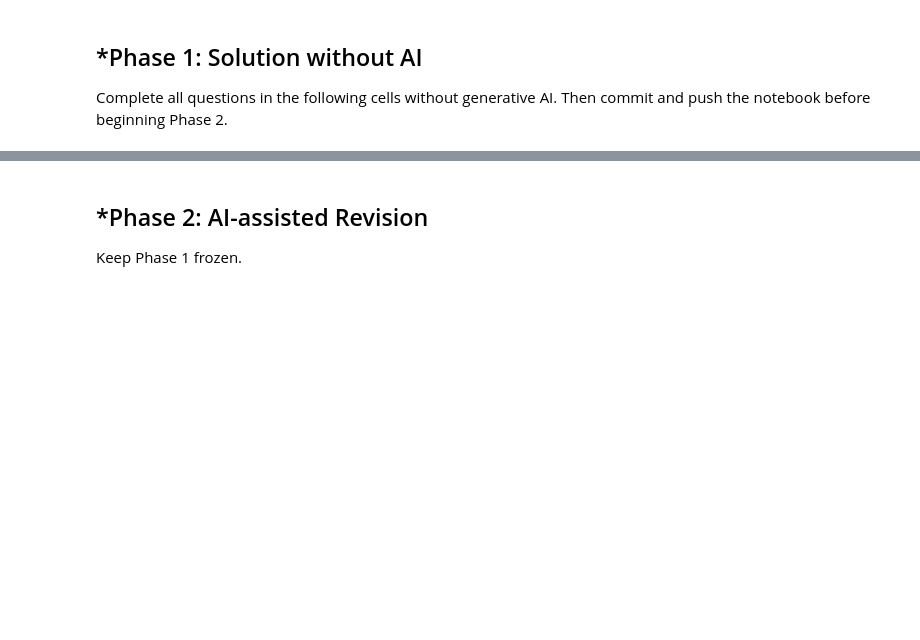
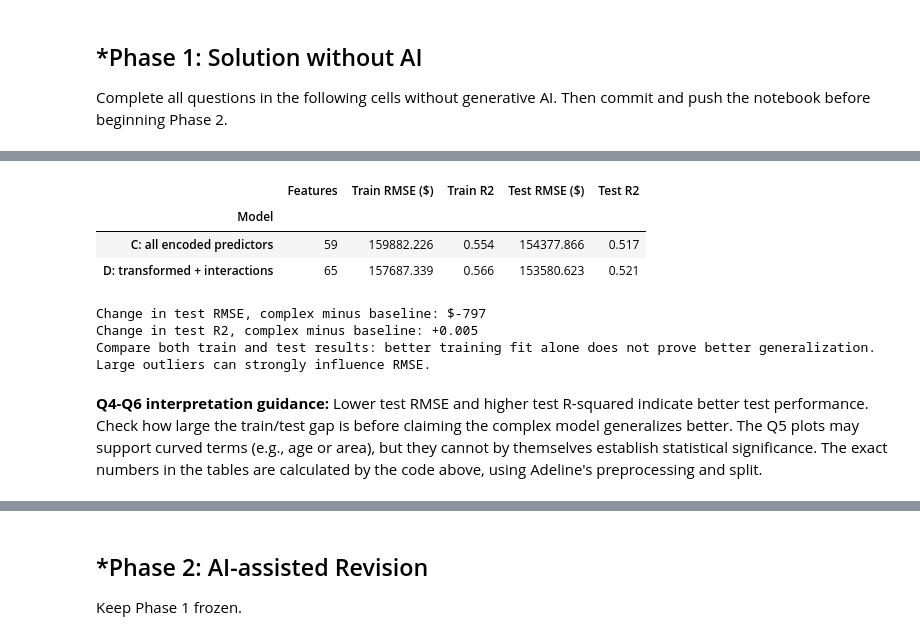
Before and after one commit to rukaya007/A01-data-wrangling, a Jupyter notebook: notebook.ipynb, the cells around one changed output, grey strips where cells are left out. Drawn from its saved outputs; the diff is of its cells as text; code cells hidden in the pictures; blank space fills up the shorter version.

```diff
--- a/notebook.ipynb
+++ b/notebook.ipynb
@@ -251,0 +290,41 @@ Proportion unprovoked: 0.7392159617816496
+# %%
+# Question 6: Complex regression
+def add_complex_terms(frame):
+    out = frame.copy()
+    s = frame["house_square_feet"]
+    age = 2020 - frame["year_built"]
+    out["square_feet_squared"] = (s / 1000) ** 2
+    out["age_squared"] = (age / 10) ** 2
+    out["size_x_bathrooms"] = (s / 1000) * frame["bathrooms"]
+    out["size_x_attached_garage"] = (s / 1000) * frame["attached_garage_square_feet"] / 1000
+    out["log1p_basement_area"] = np.log1p(frame["basement_square_feet"])
+    out["log1p_garage_area"] = np.log1p(frame["attached_garage_square_feet"])
+    return out
+
+X_train_complex = add_complex_terms(X_train)
+X_test_complex = add_complex_terms(X_test)
+assert list(X_train_complex.columns) == list(X_test_complex.columns)
+complex_model = LinearRegression().fit(X_train_complex, y_train)
+tr_rmse, tr_r2 = regression_metrics(complex_model, X_train_complex, y_train)
+te_rmse, te_r2 = regression_metrics(complex_model, X_test_complex, y_test)
+comparison = baseline_table.loc[["C: all encoded predictors"]].copy()
+comparison.loc["D: transformed + interactions"] = [
+    X_train_complex.shape[1], tr_rmse, tr_r2, te_rmse, te_r2
+]
+display(comparison.round(3))
+print(f"Change in test RMSE, complex minus baseline: "
+      f"${te_rmse - baseline_table.loc['C: all encoded predictors', 'Test RMSE ($)']:,.0f}")
+print(f"Change in test R2, complex minus baseline: "
+      f"{te_r2 - baseline_table.loc['C: all encoded predictors', 'Test R2']:+.3f}")
+print("Compare both train and test results: better training fit alone does not "
+      "prove better generalization. Large outliers can strongly influence RMSE.")
+# %% [output]
+|  | Features | Train RMSE ($) | Train R2 | Test RMSE ($) | Test R2 |
+| Model |  |  |  |  |  |
+| C: all encoded predictors | 59 | 159882.226 | 0.554 | 154377.866 | 0.517 |
+| D: transformed + interactions | 65 | 157687.339 | 0.566 | 153580.623 | 0.521 |
+Change in test RMSE, complex minus baseline: $-797
+Change in test R2, complex minus baseline: +0.005
+Compare both train and test results: better training fit alone does not prove better generalization. Large outliers can strongly influence RMSE.
+# %% [markdown]
+**Q4-Q6 interpretation guidance:** Lower test RMSE and higher test R-squared indicate better test performance. Check how large the train/test gap is before claiming the complex model generalizes better. The Q5 plots may support curved terms (e.g., age or area), but they cannot by themselves establish statistical significance. The exact numbers in the tables are calculated by the code above, using Adeline's preprocessing and split.
```
Also changed, not shown: parts of 37 cells of this notebook.
